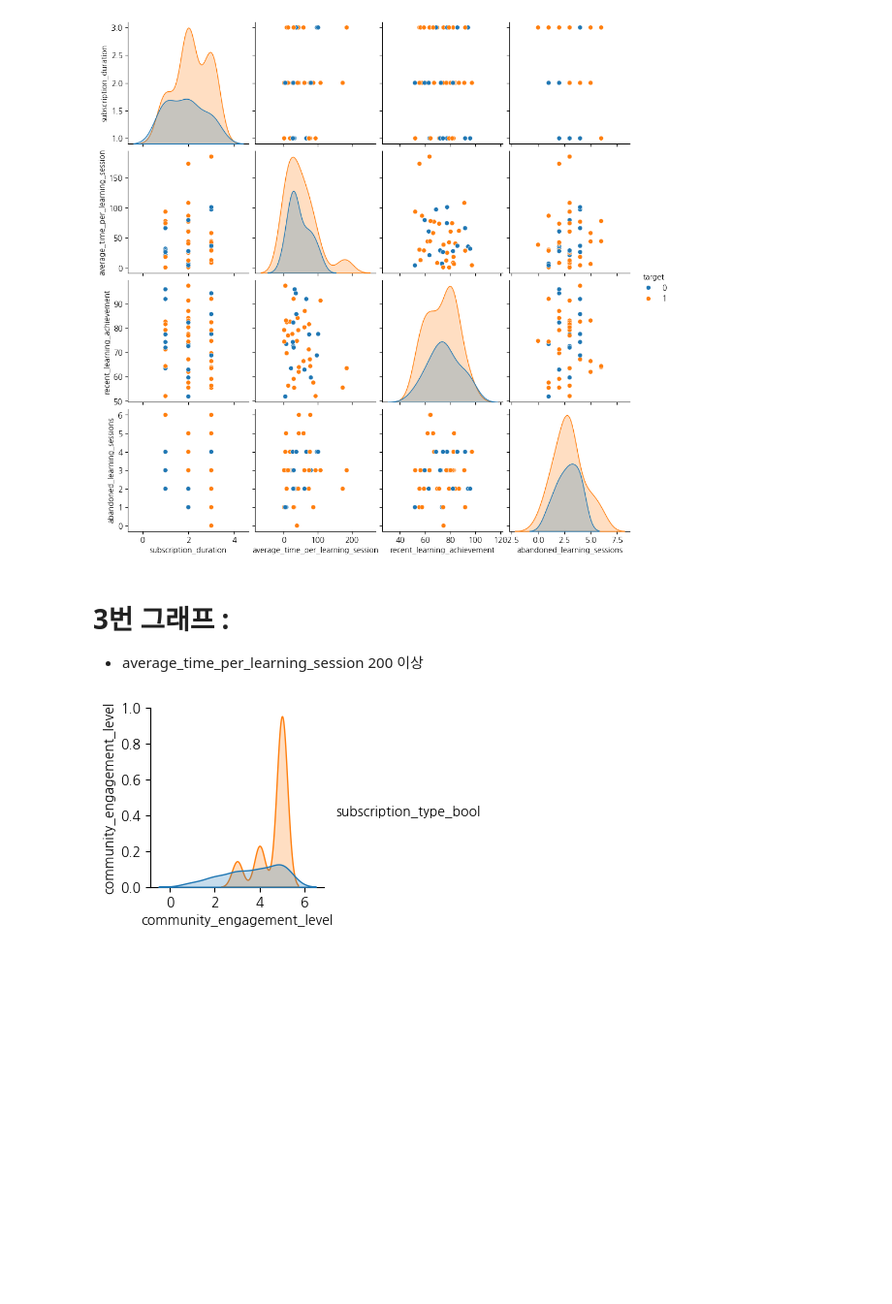
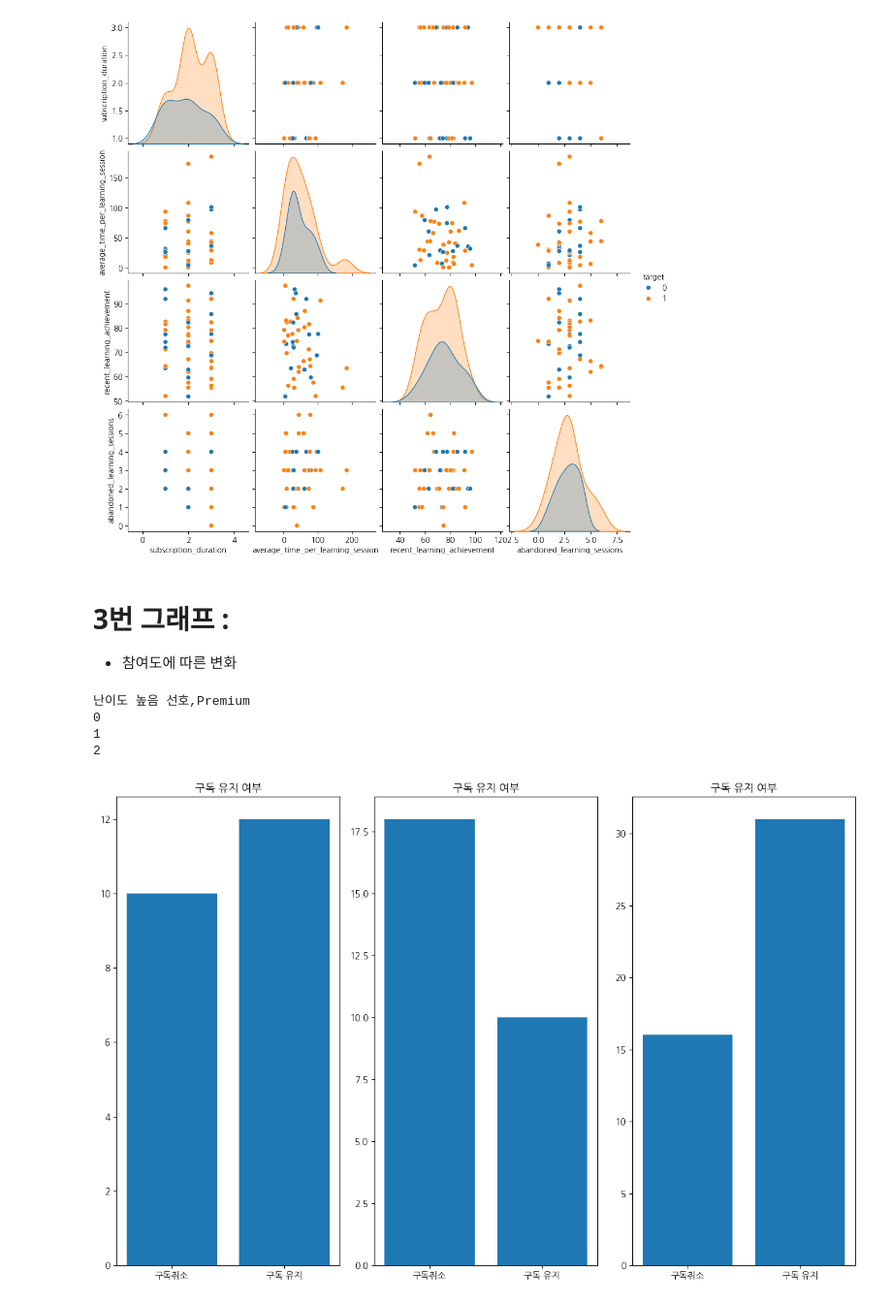
Before and after one commit to min01118/WASSUP4, a Jupyter notebook: 05_Data_Analysis/발표.ipynb, the cells around one changed output. Shown at 97% size. Saved outputs shown, nothing was run; the diff lists cells and outputs as text; code cells hidden in the pictures; blank space fills up the shorter version.

```diff
--- a/05_Data_Analysis/발표.ipynb
+++ b/05_Data_Analysis/발표.ipynb
@@ -136,13 +135,50 @@ for ji,j in enumerate(category.get(i[0])):
 [figure]
 # %% [markdown]
 # 3번 그래프 :
-* average_time_per_learning_session 200 이상
+* 참여도에 따른 변화
-# %%
-ddf=df[df['average_time_per_learning_session'] >200]
-sns.pairplot(ddf[[
-       'community_engagement_level','subscription_type_bool'
-       ]], hue="subscription_type_bool" )
-plt.title("")
-plt.show()
-# %% [output]
-[figure, removed]
+# %%
+import matplotlib.pyplot as plt
+import numpy as np
+import seaborn as sns
+
+
+
+import itertools
+import time
+i = ['preferred_difficulty_level_num','subscription_type_bool','community_engagement_level']
+l = {'preferred_difficulty_level_num':"난이도 선호도",'subscription_type_bool':"구독 유형",'community_engagement_level':"커뮤니티 참여도"}
+category = {'preferred_difficulty_level_num':[2],"subscription_type_bool":[True],'community_engagement_level':[3,4,5]}
+category_name={'preferred_difficulty_level_num':["난이도 높음 선호"],'community_engagement_level':["참여도 3","참여도 4","참여도 5"],"subscription_type_bool":["Premium"]}
+
+ddaf = df[df['average_time_per_learning_session'] <=200]
+ddaf = ddaf[(ddaf['subscription_duration']<4)]#.apply(lambda x : 10 if x < 6 else (20 if x < 11 else (30 if x < 17 else 40) ) )
+
+for ji,j in enumerate(category.get(i[0])):
+
+    aaaa1 = ddaf[ddaf[i[0]]==j]
+
+    for ki,k in enumerate(category.get(i[1])):
+        aaaa2 = aaaa1[aaaa1[i[1]]==k]
+        print(f'{category_name.get(i[0])[ji]},{category_name.get(i[1])[ki]}')
+        fig, axes = plt.subplots(1, 3, figsize=(12, 8))
+
+        for li,l in enumerate(category.get(i[2])):
+            aaaa3 = aaaa2[aaaa2[i[2]]==l]
+            if aaaa3["user_id"].count()==0:
+                continue;
+            a = aaaa3[aaaa3["target"]==1]
+            b = aaaa3[aaaa3["target"]==0]
+
+            print(li)
+            axes[ li].bar(["구독취소","구독 유지"], [b["user_id"].count(),a["user_id"].count()])
+            axes[li].set_title(f'구독 유지 여부')
+
+
+        plt.tight_layout()
+        plt.show()
+# %% [output]
+난이도 높음 선호,Premium
+0
+1
+2
+[figure, added]
```
Also changed, not shown: parts of 4 cells of this notebook.
